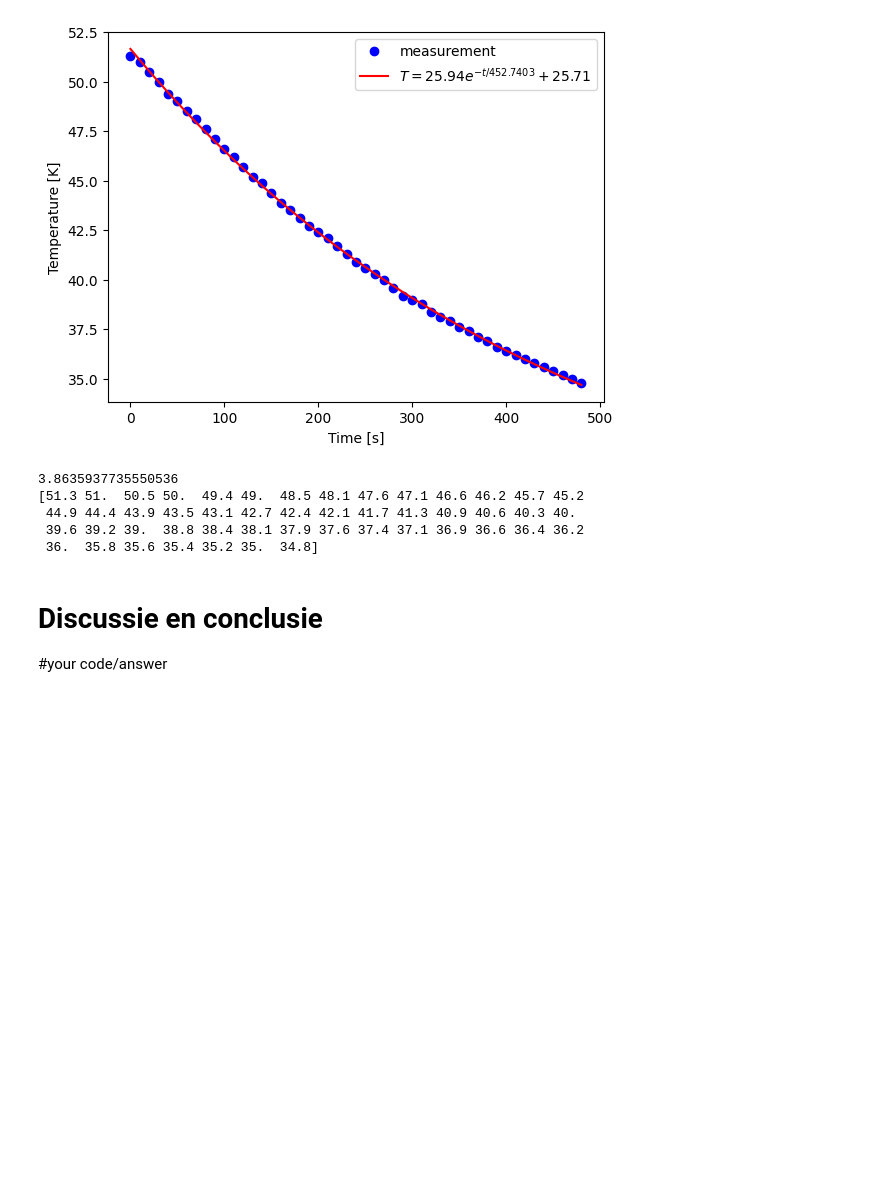
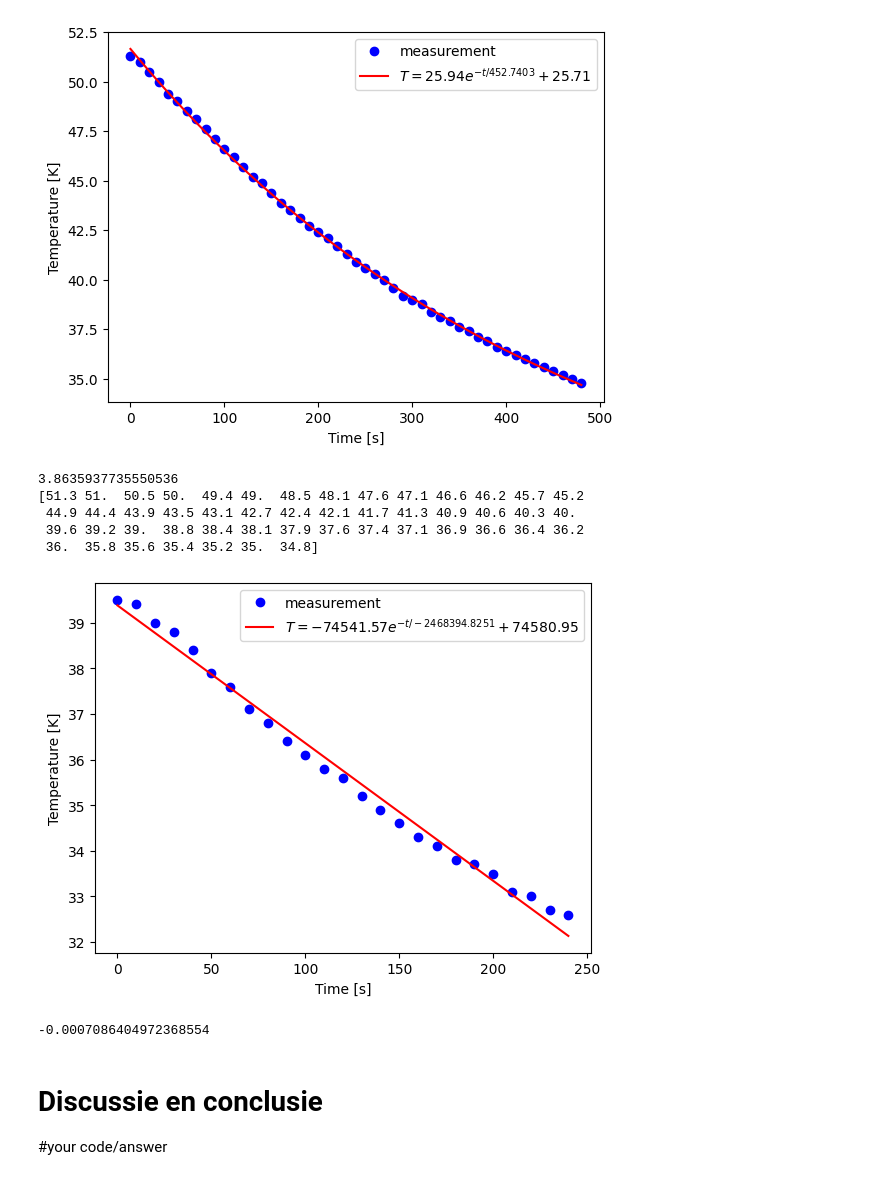
Before and after one commit to FelixJacobs11/TUAmsterdam, a Jupyter notebook: Content/Labs/Soortelijk_warmte/koelbuis.ipynb, the cells around one changed output. Drawn from its saved outputs; the diff is of its cells as text; code cells hidden in the pictures; blank space fills up the shorter version.

```diff
--- a/Content/Labs/Soortelijk_warmte/koelbuis.ipynb
+++ b/Content/Labs/Soortelijk_warmte/koelbuis.ipynb
@@ -227,6 +225,60 @@ print(verticaal_T)
  44.9 44.4 43.9 43.5 43.1 42.7 42.4 42.1 41.7 41.3 40.9 40.6 40.3 40.
  39.6 39.2 39.  38.8 38.4 38.1 37.9 37.6 37.4 37.1 36.9 36.6 36.4 36.2
  36.  35.8 35.6 35.4 35.2 35.  34.8]
+# %%
+# Hier de data en de analyse
+
+import numpy as np
+import matplotlib.pyplot as plt
+from scipy.optimize import curve_fit
+
+def exp_func(t, A, tau, T_omg):
+    # A is verschiltemperatuur met omgeving aan start
+    # tau is de karakteristieke tijd voor de koeling
+    # T_omg is de omgevingstemperatuur
+    return (A * np.exp(-t/tau) + T_omg)
+
+buitenoppervlak =0.041162341  # bepaal zelf in m^2
+warmtecapaciteit = (2.7e3*0.0000303036)*8.8e2 # bepaal de warmtecapaciteit in J/K
+
+data1=np.loadtxt('C:\TUDelftProgrameren\Thermolab_warmte_buis1.txt',skiprows=1)
+data2=np.loadtxt('C:\TUDelftProgrameren\Tweede_meting_temperatuur.txt')
+verticaal_t=data2[:,0]
+verticaal_T=data2[:,1]
+dop_t=data1[:,0]
+dop_T=data1[:,1]
+
+
+
+# pas beginwaardes aan naar schatting
+# Het aantal maxfev moet wellicht hoger voor goede convergentie van de waarde
+popt, pocv = curve_fit(exp_func, dop_t, dop_T, p0=[50, 1000, 20], maxfev=5000)
+
+A_exp, tau_exp, T_omg_exp = popt
+
+y_fit = exp_func(dop_t, *popt)
+
+plt.figure()
+plt.xlabel('Time [s]')
+plt.ylabel('Temperature [K]')
+
+plt.plot(dop_t, dop_T, 'bo', label='measurement')
+plt.plot(dop_t, y_fit, 'r-',
+         label='$T = %0.2f e^{-t/%0.4f} + %0.2f$' % (A_exp, tau_exp, T_omg_exp))
+
+plt.legend()
+
+plt.show()
+
+h_exp = (warmtecapaciteit) / (tau_exp * buitenoppervlak)
+
+print(h_exp) # warmteoverdrachtscoëfficiënt in W/m^2 K
+# Sla figuren op met
+#
+# plt.savefig("Figuren/naam.png", dpi=450)
+# %% [output]
+[figure, added]
+-0.0007086404972368554
 # %% [markdown]
 # Discussie en conclusie
 
```
Also changed, not shown: parts of 1 cell of this notebook.
